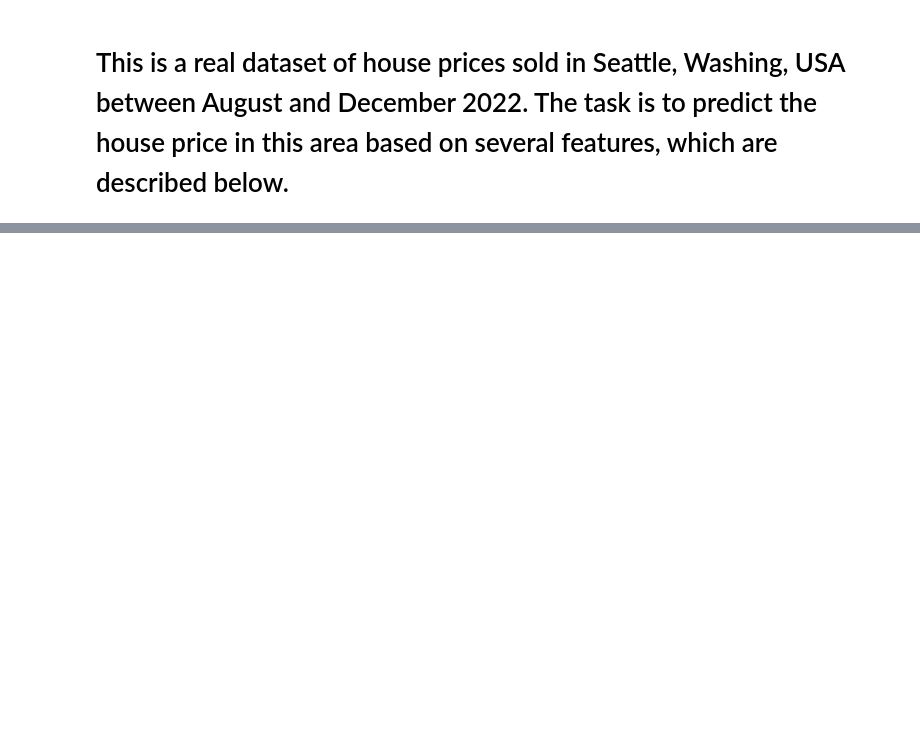
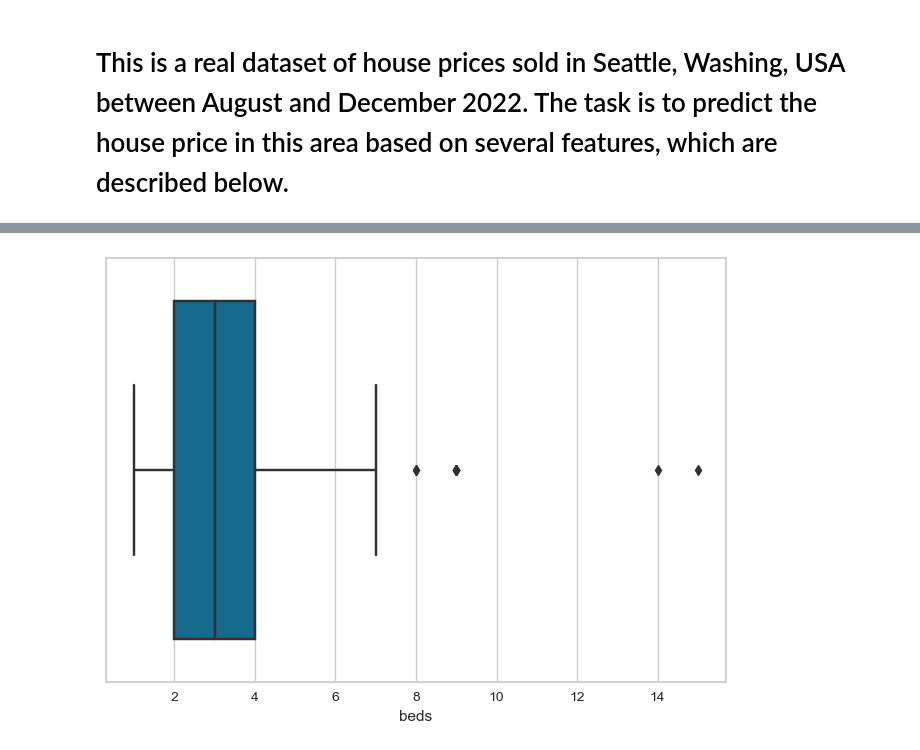
Before and after one commit to DavidCumaru/House_Prediction_AutoMLRegression, a Jupyter notebook: HOUSE_PRICE_PREDICTION.ipynb, the cells around one changed output, grey strips where cells are left out. Saved outputs shown, nothing was run; the diff lists cells and outputs as text; code cells hidden in the pictures; blank space fills up the shorter version.

```diff
--- a/HOUSE_PRICE_PREDICTION.ipynb
+++ b/HOUSE_PRICE_PREDICTION.ipynb
@@ -312,0 +107,5 @@ acc_decision_tree
+# %%
+sns.boxplot(x="beds", data=train)
+plt.show()
+# %% [output]
+[figure, added]
```
Also changed, not shown: parts of 69 cells of this notebook.
